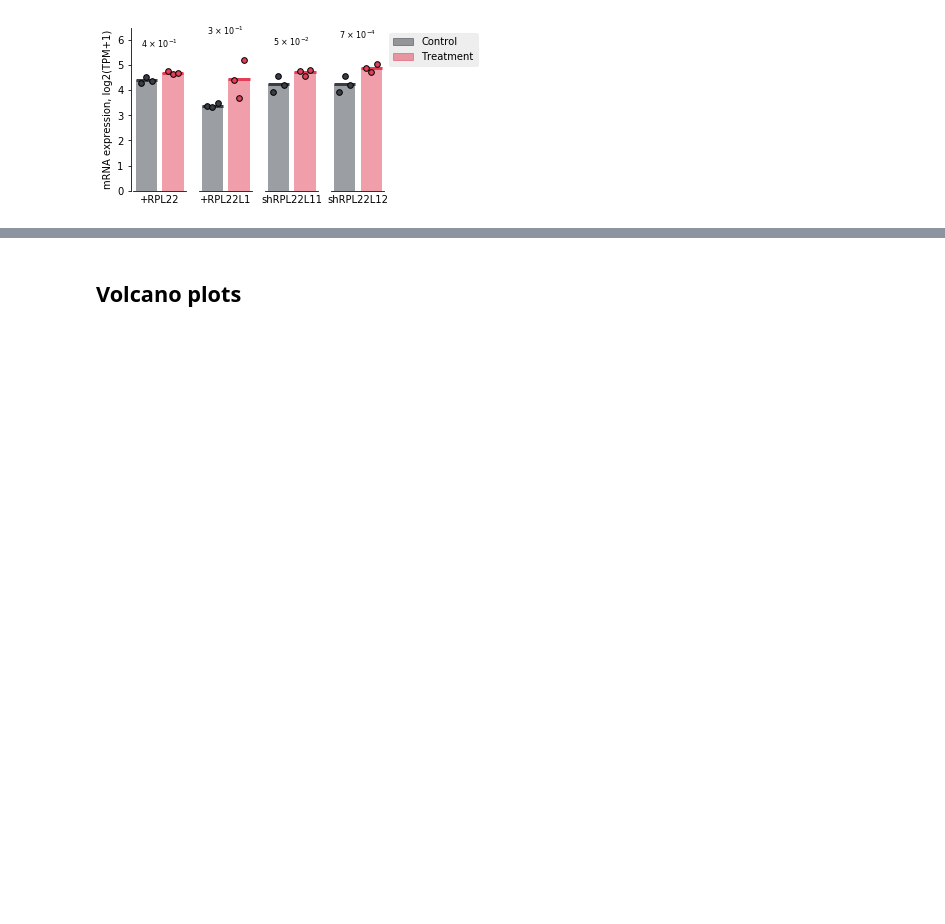
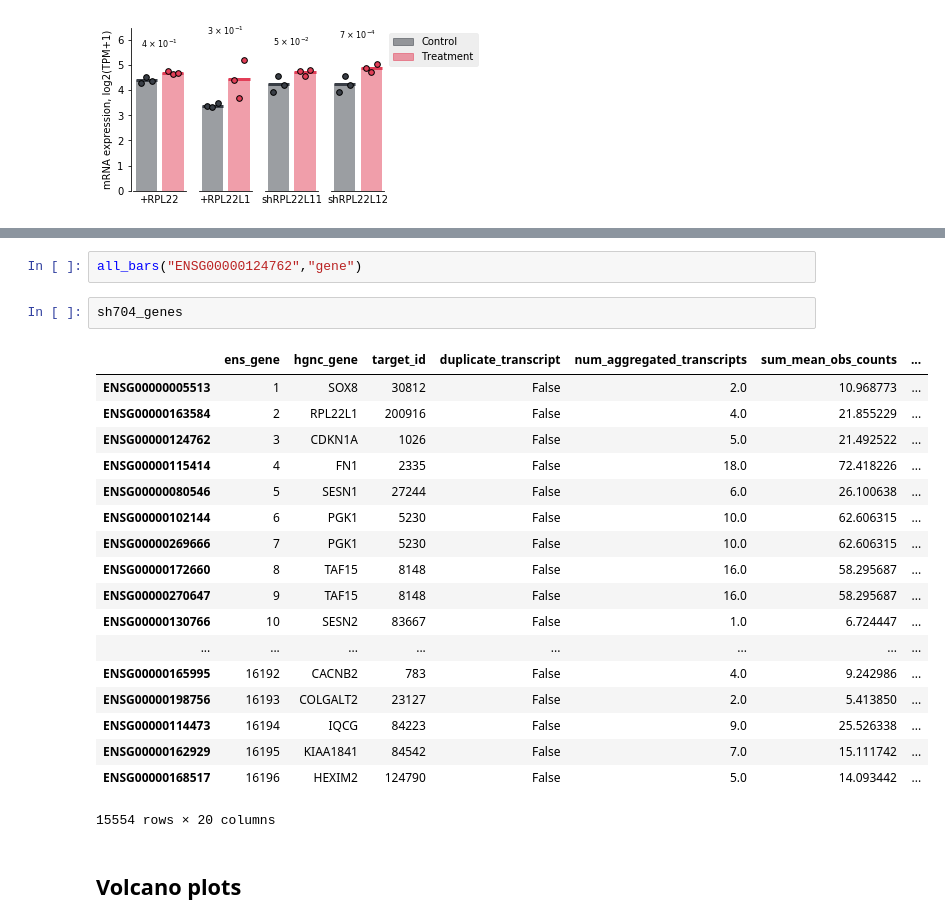
Before and after one commit to kevinhu/mdm4-splicing, a Jupyter notebook: notebooks/fig3_rnaseq.ipynb, the cells around one changed output, grey strips where cells are left out. Drawn from its saved outputs; the diff is of its cells as text; blank space fills up the shorter version.

```diff
--- a/notebooks/fig3_rnaseq.ipynb
+++ b/notebooks/fig3_rnaseq.ipynb
@@ -289,3 +293,26 @@ plt.savefig("../plots/MDM4_ENSG00000198625_expression.pdf",bbox_inches="tight",b
+# %%
+all_bars("ENSG00000124762","gene")
+# %%
+sh704_genes
+# %% [output]
+|  | ens_gene | hgnc_gene | target_id | duplicate_transcript | num_aggregated_transcripts | sum_mean_obs_counts | ... |
+| ENSG00000005513 | 1 | SOX8 | 30812 | False | 2.0 | 10.968773 | ... |
+| ENSG00000163584 | 2 | RPL22L1 | 200916 | False | 4.0 | 21.855229 | ... |
+| ENSG00000124762 | 3 | CDKN1A | 1026 | False | 5.0 | 21.492522 | ... |
+| ENSG00000115414 | 4 | FN1 | 2335 | False | 18.0 | 72.418226 | ... |
+| ENSG00000080546 | 5 | SESN1 | 27244 | False | 6.0 | 26.100638 | ... |
+| ENSG00000102144 | 6 | PGK1 | 5230 | False | 10.0 | 62.606315 | ... |
+| ENSG00000269666 | 7 | PGK1 | 5230 | False | 10.0 | 62.606315 | ... |
+| ENSG00000172660 | 8 | TAF15 | 8148 | False | 16.0 | 58.295687 | ... |
+| ENSG00000270647 | 9 | TAF15 | 8148 | False | 16.0 | 58.295687 | ... |
+| ENSG00000130766 | 10 | SESN2 | 83667 | False | 1.0 | 6.724447 | ... |
+| ... | ... | ... | ... | ... | ... | ... | ... |
+| ENSG00000165995 | 16192 | CACNB2 | 783 | False | 4.0 | 9.242986 | ... |
+| ENSG00000198756 | 16193 | COLGALT2 | 23127 | False | 2.0 | 5.413850 | ... |
+| ENSG00000114473 | 16194 | IQCG | 84223 | False | 9.0 | 25.526338 | ... |
+| ENSG00000162929 | 16195 | KIAA1841 | 84542 | False | 7.0 | 15.111742 | ... |
+| ENSG00000168517 | 16196 | HEXIM2 | 124790 | False | 5.0 | 14.093442 | ... |
+15554 rows × 20 columns
 # %% [markdown]
 ## Volcano plots
 # %%
```
Also changed, not shown: parts of 1 cell of this notebook, 1 other file.
